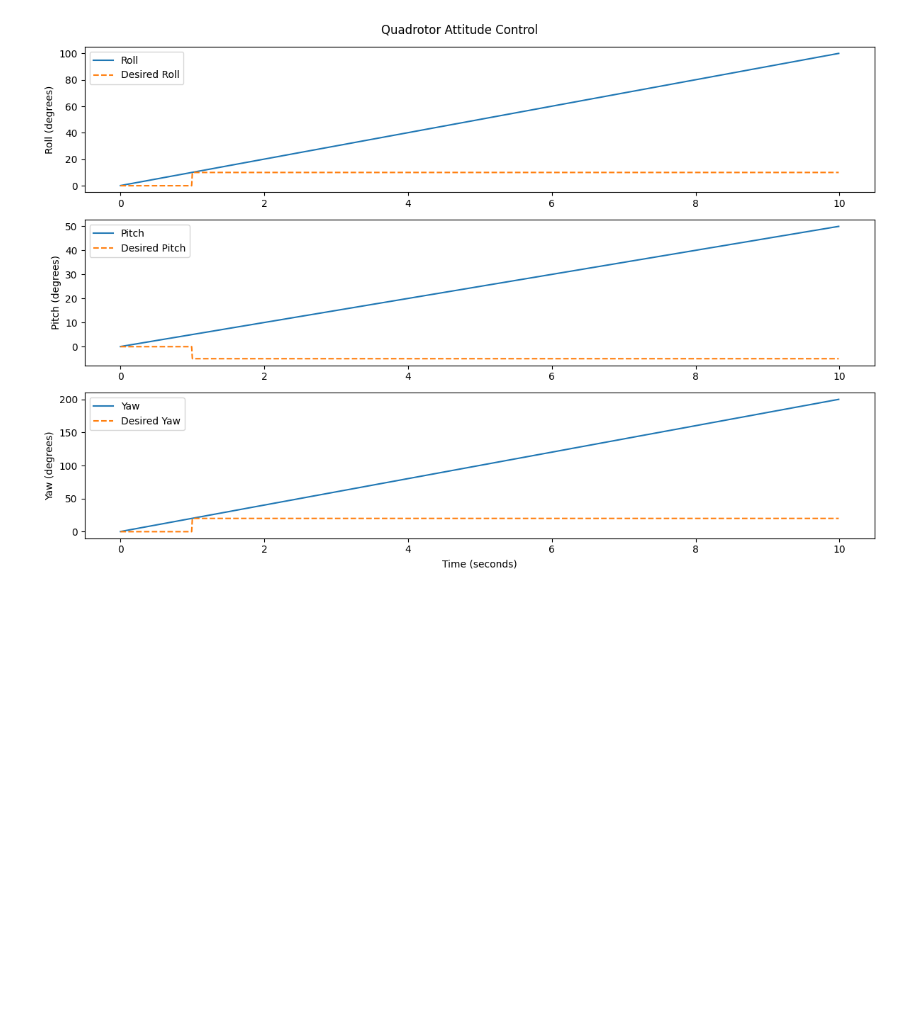
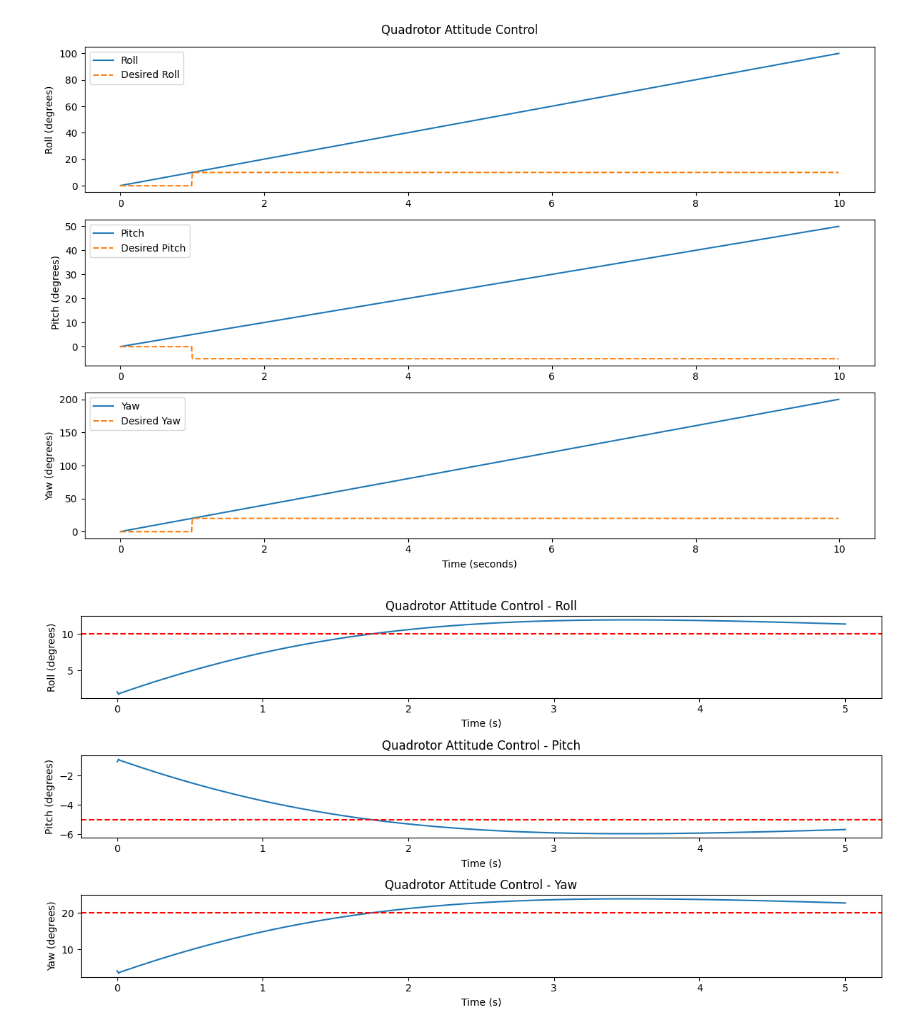
Before and after one commit to ME-UoP-ME421-Feb-2023/Rankine-RF, a Jupyter notebook: GroupRF_ControlSystems_Lab.ipynb, the cells around one changed output. Drawn from its saved outputs; the diff is of its cells as text; code cells hidden in the pictures; blank space fills up the shorter version.

```diff
--- a/GroupRF_ControlSystems_Lab.ipynb
+++ b/GroupRF_ControlSystems_Lab.ipynb
@@ -1087,3 +1087,98 @@ simulation_time = 10.0
 simulate_quadrotor_attitude_control(Kp, Ki, Kd, Ts, simulation_time)
 # %% [output]
 [figure]
+# %%
+import numpy as np
+import matplotlib.pyplot as plt
+
+class QuadrotorAttitudeController:
+    def __init__(self, Kp, Ki, Kd):
+        self.Kp = Kp
+        self.Ki = Ki
+        self.Kd = Kd
+        self.error_integral = np.zeros(3)
+        self.error_previous = np.zeros(3)
+
+    def update(self, desired_attitude, current_attitude, dt):
+        error = desired_attitude - current_attitude
+        self.error_integral += error * dt
+        error_derivative = (error - self.error_previous) / dt
+        control_signal = self.Kp * error + self.Ki * self.error_integral + self.Kd * error_derivative
+        self.error_previous = error
+        return control_signal
+
+def simulate_quadrotor_attitude_control(Kp, Ki, Kd, simulation_time, dt):
+    # Quadrotor parameters
+    desired_roll = np.deg2rad(10)
+    desired_pitch = np.deg2rad(-5)
+    desired_yaw = np.deg2rad(20)
+    current_roll = 0.0
+    current_pitch = 0.0
+    current_yaw = 0.0
+
+    # Attitude controller
+    controller = QuadrotorAttitudeController(Kp, Ki, Kd)
+
+    # Simulation variables
+    num_steps = int(simulation_time / dt)
+    time = np.linspace(0, simulation_time, num_steps)
+    roll = np.zeros(num_steps)
+    pitch = np.zeros(num_steps)
+    yaw = np.zeros(num_steps)
+
+    # Run the simulation
+    for i in range(num_steps):
+        # Update the control signal
+        control_signal = controller.update(
+            np.array([desired_roll, desired_pitch, desired_yaw]),
+            np.array([current_roll, current_pitch, current_yaw]),
+            dt
+        )
+
+        # Simulate quadrotor dynamics (Euler integration)
+        current_roll += control_signal[0] * dt
+        current_pitch += control_signal[1] * dt
+        current_yaw += control_signal[2] * dt
+
+        # Store the data
+        roll[i] = np.rad2deg(current_roll)
+        pitch[i] = np.rad2deg(current_pitch)
+        yaw[i] = np.rad2deg(current_yaw)
+
+    # Plot the results
+    plt.figure(figsize=(12, 6))
+    plt.subplot(3, 1, 1)
+    plt.plot(time, roll)
+    plt.axhline(y=np.rad2deg(desired_roll), color='r', linestyle='--')
+    plt.xlabel('Time (s)')
+    plt.ylabel('Roll (degrees)')
+    plt.title('Quadrotor Attitude Control - Roll')
+
+    plt.subplot(3, 1, 2)
+    plt.plot(time, pitch)
+    plt.axhline(y=np.rad2deg(desired_pitch), color='r', linestyle='--')
+    plt.xlabel('Time (s)')
+    plt.ylabel('Pitch (degrees)')
+    plt.title('Quadrotor Attitude Control - Pitch')
+
+    plt.subplot(3, 1, 3)
+    plt.plot(time, yaw)
+    plt.axhline(y=np.rad2deg(desired_yaw), color='r', linestyle='--')
+    plt.xlabel('Time (s)')
+    plt.ylabel('Yaw (degrees)')
+    plt.title('Quadrotor Attitude Control - Yaw')
+
+    plt.tight_layout()
+    plt.show()
+
+# Simulation parameters
+Kp = 1.0
+Ki = 0.5
+Kd = 0.2
+simulation_time = 5.0
+dt = 0.01
+
+# Run the simulation
+simulate_quadrotor_attitude_control(Kp, Ki, Kd, simulation_time, dt)
+# %% [output]
+[figure, added]
```
